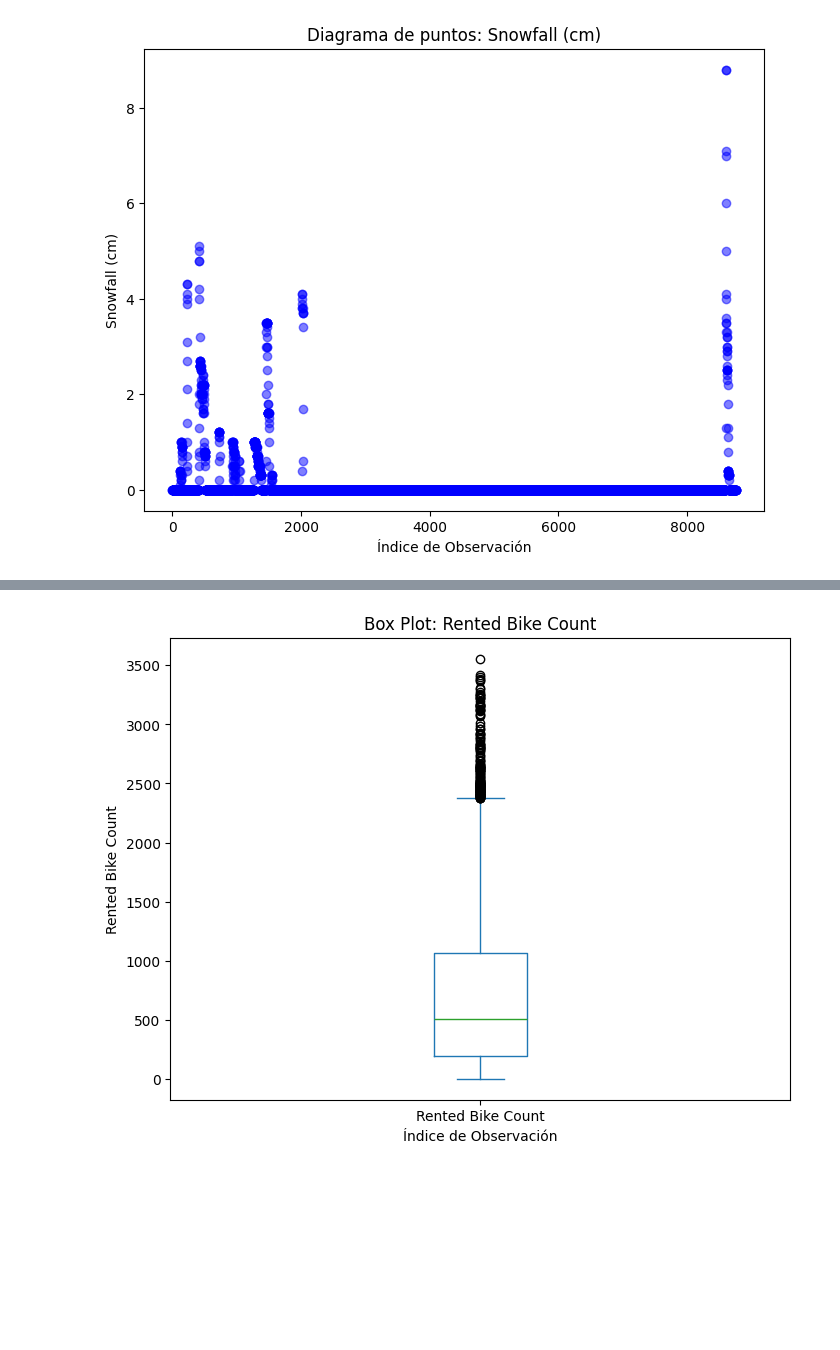
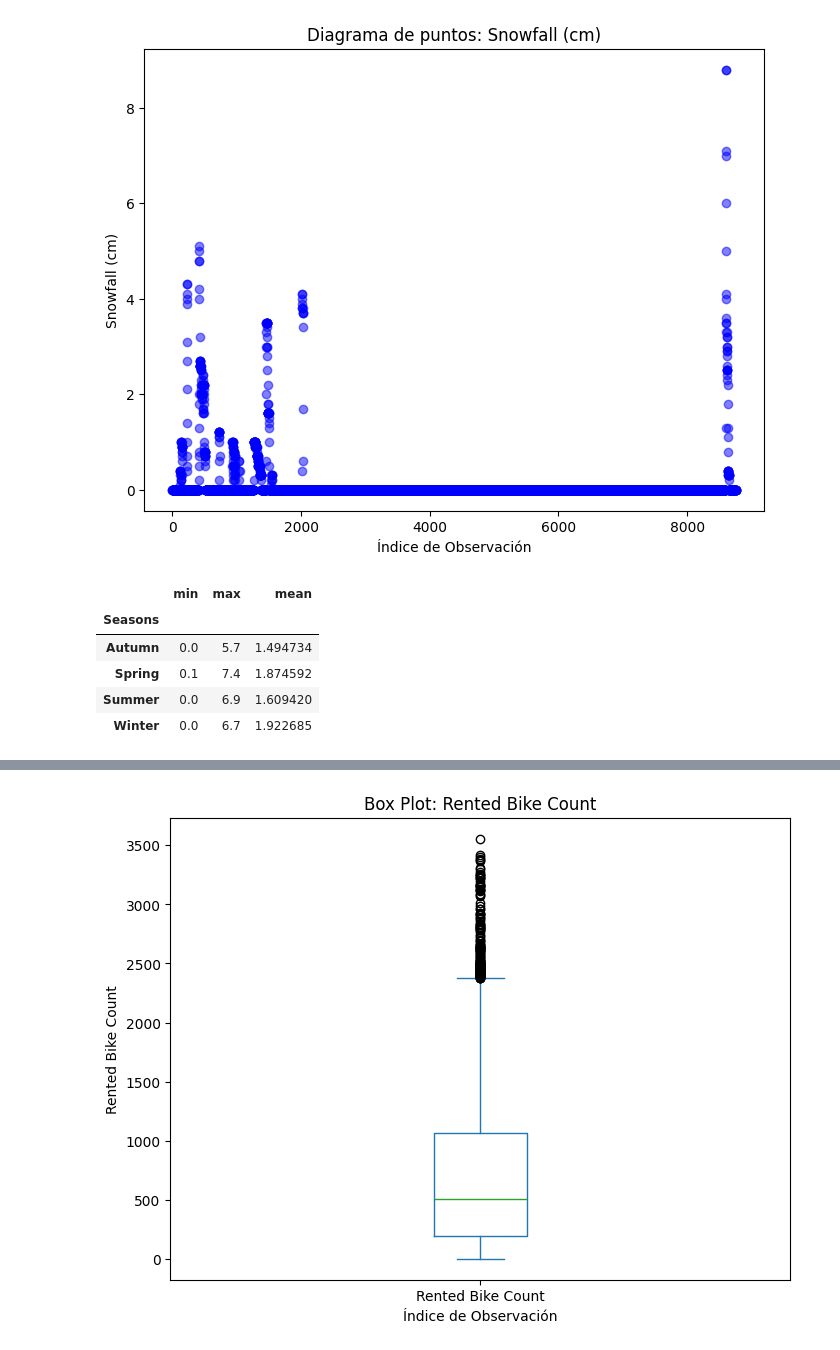
Before and after one commit to jerussi123/Proyectos, a Jupyter notebook: proyecto_1/Soporte_Limpieza.ipynb, the cells around one changed output, grey strips where cells are left out. Saved outputs shown, nothing was run; the diff lists cells and outputs as text; code cells hidden in the pictures; blank space fills up the shorter version.

```diff
--- a/proyecto_1/Soporte_Limpieza.ipynb
+++ b/proyecto_1/Soporte_Limpieza.ipynb
@@ -86,3 +86,12 @@ for column in numeric_variables.columns:
 [figure]
 [figure]
 [figure]
+# %%
+data.groupby("Seasons")["Wind speed (m/s)"].agg(['min', 'max', 'mean'])
+# %% [output]
+|  | min | max | mean |
+| Seasons |  |  |  |
+| Autumn | 0.0 | 5.7 | 1.494734 |
+| Spring | 0.1 | 7.4 | 1.874592 |
+| Summer | 0.0 | 6.9 | 1.609420 |
+| Winter | 0.0 | 6.7 | 1.922685 |
```
Also changed, not shown: parts of 10 cells of this notebook, 1 other file.
